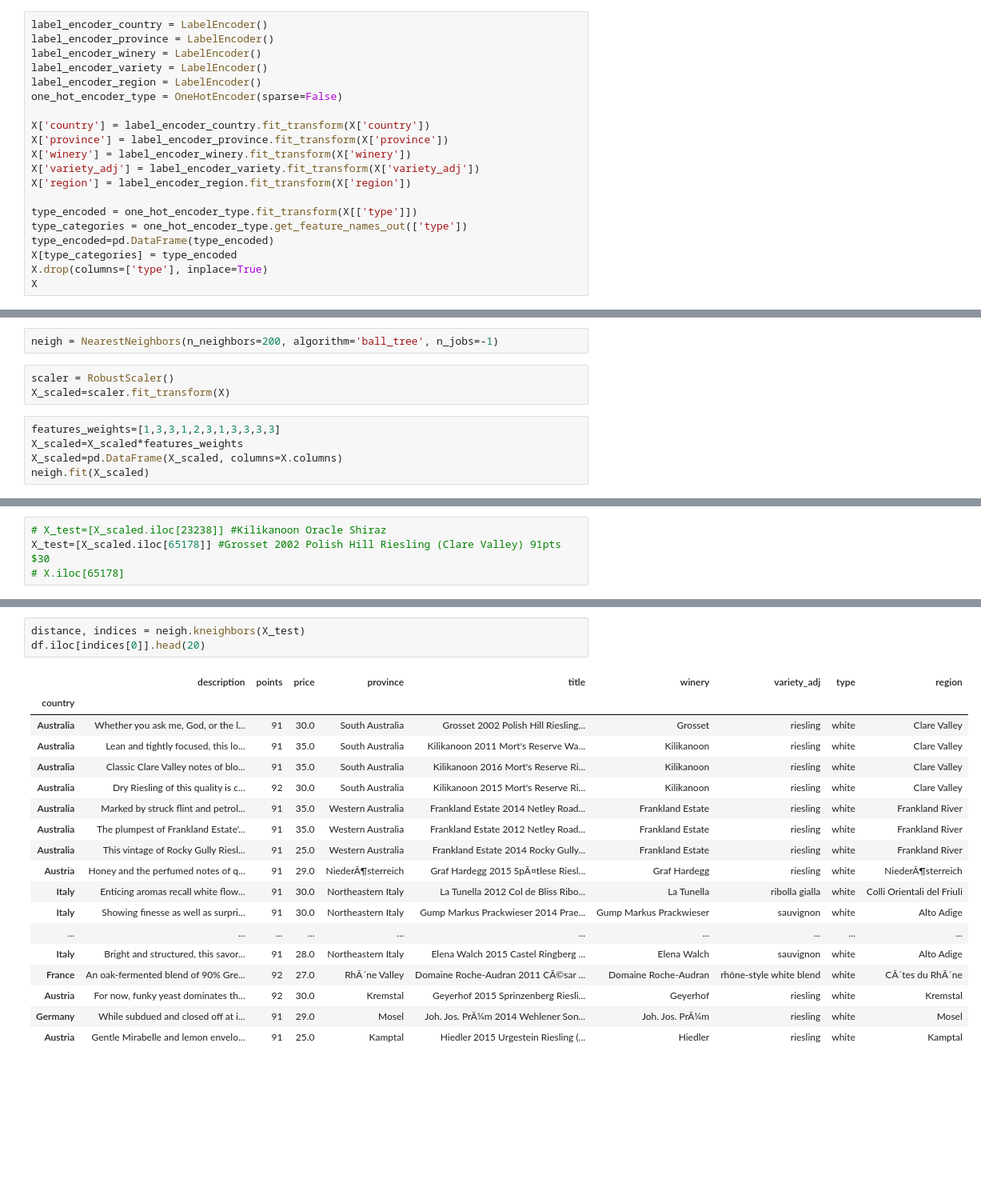
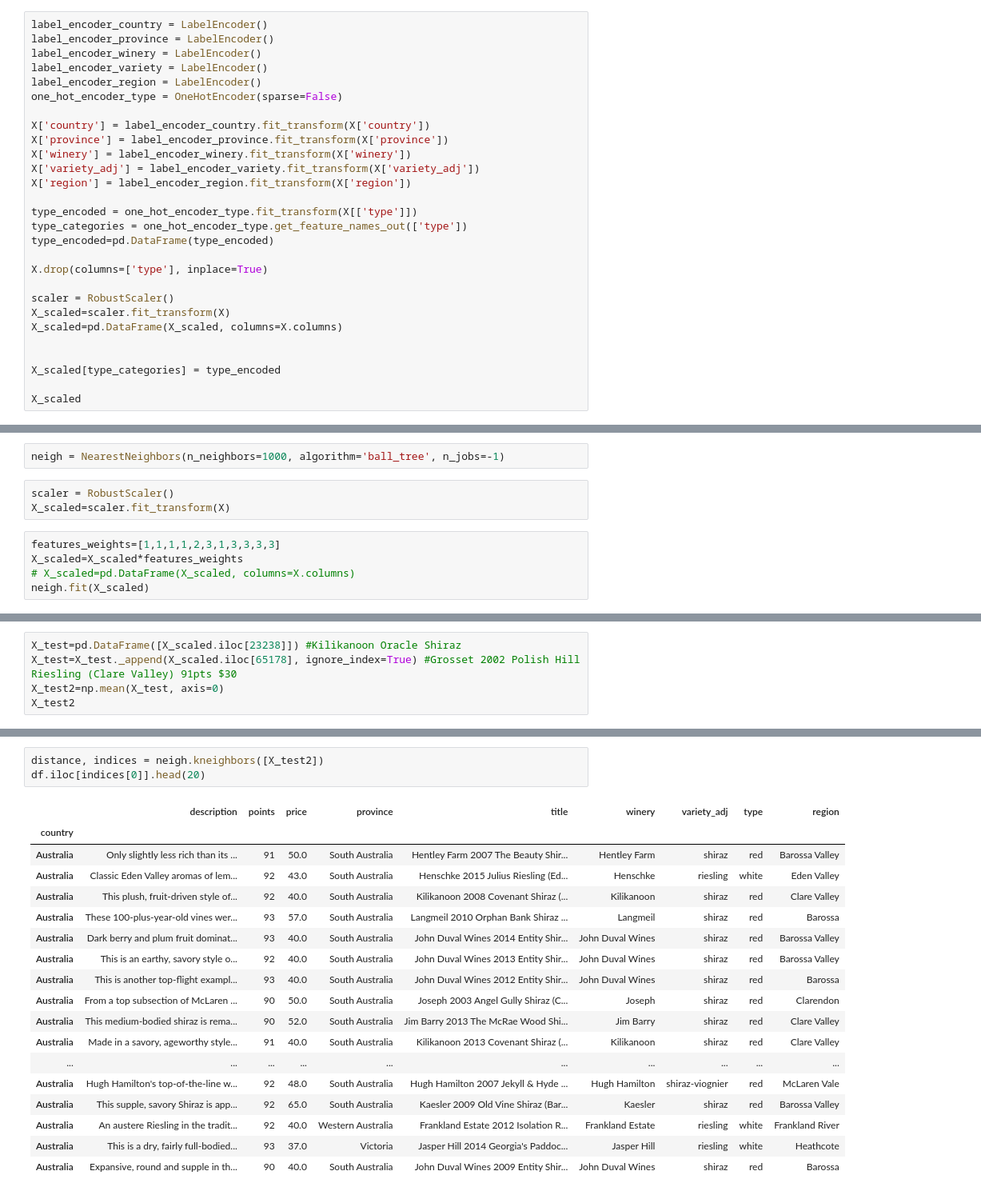
Before and after one commit to fmdalcin/WineGen_old, a Jupyter notebook: notebooks/model_training_NearestNeighbors.ipynb, the cells around one changed output, grey strips where cells are left out. Shown at 80% size. Saved outputs shown, nothing was run; the diff lists cells and outputs as text; blank space fills up the shorter version.

```diff
--- a/notebooks/model_training_NearestNeighbors.ipynb
+++ b/notebooks/model_training_NearestNeighbors.ipynb
@@ -55,8 +55,16 @@ X['region'] = label_encoder_region.fit_transform(X['region'])
 type_encoded = one_hot_encoder_type.fit_transform(X[['type']])
 type_categories = one_hot_encoder_type.get_feature_names_out(['type'])
 type_encoded=pd.DataFrame(type_encoded)
-X[type_categories] = type_encoded
+
 X.drop(columns=['type'], inplace=True)
-X
+
+scaler = RobustScaler()
+X_scaled=scaler.fit_transform(X)
+X_scaled=pd.DataFrame(X_scaled, columns=X.columns)
+
+
+X_scaled[type_categories] = type_encoded
+
+X_scaled
 # %% [output]
 |  | country | points | price | province | winery | variety_adj | region | type_red | type_rosé | ... |
@@ -74,12 +82,12 @@ X
 111534 rows × 11 columns
 # %%
-neigh = NearestNeighbors(n_neighbors=200, algorithm='ball_tree', n_jobs=-1)
+neigh = NearestNeighbors(n_neighbors=1000, algorithm='ball_tree', n_jobs=-1)
 # %%
 scaler = RobustScaler()
 X_scaled=scaler.fit_transform(X)
 # %%
-features_weights=[1,3,3,1,2,3,1,3,3,3,3]
+features_weights=[1,1,1,1,2,3,1,3,3,3,3]
 X_scaled=X_scaled*features_weights
-X_scaled=pd.DataFrame(X_scaled, columns=X.columns)
+# X_scaled=pd.DataFrame(X_scaled, columns=X.columns)
 neigh.fit(X_scaled)
 # %% [output]
@@ -98,4 +106,5 @@ df.iloc[X_test.index]
 # %%
-# X_test=[X_scaled.iloc[23238]] #Kilikanoon Oracle Shiraz
-X_test=[X_scaled.iloc[65178]] #Grosset 2002 Polish Hill Riesling (Clare Valley) 91pts $30
-# X.iloc[65178]
+X_test=pd.DataFrame([X_scaled.iloc[23238]]) #Kilikanoon Oracle Shiraz
+X_test=X_test._append(X_scaled.iloc[65178], ignore_index=True) #Grosset 2002 Polish Hill Riesling (Clare Valley) 91pts $30
+X_test2=np.mean(X_test, axis=0)
+X_test2
@@ -102,25 +124,25 @@ X_test=[X_scaled.iloc[65178]] #Grosset 2002 Polish Hill Riesling (Clare Valley)
 # %%
-distance, indices = neigh.kneighbors(X_test)
+distance, indices = neigh.kneighbors([X_test2])
 df.iloc[indices[0]].head(20)
 # %% [output]
 |  | description | points | price | province | title | winery | variety_adj | type | region |
 | country |  |  |  |  |  |  |  |  |  |
-| Australia | Whether you ask me, God, or the l... | 91 | 30.0 | South Australia | Grosset 2002 Polish Hill Riesling... | Grosset | riesling | white | Clare Valley |
-| Australia | Lean and tightly focused, this lo... | 91 | 35.0 | South Australia | Kilikanoon 2011 Mort's Reserve Wa... | Kilikanoon | riesling | white | Clare Valley |
-| Australia | Classic Clare Valley notes of blo... | 91 | 35.0 | South Australia | Kilikanoon 2016 Mort's Reserve Ri... | Kilikanoon | riesling | white | Clare Valley |
-| Australia | Dry Riesling of this quality is c... | 92 | 30.0 | South Australia | Kilikanoon 2015 Mort's Reserve Ri... | Kilikanoon | riesling | white | Clare Valley |
-| Australia | Marked by struck flint and petrol... | 91 | 35.0 | Western Australia | Frankland Estate 2014 Netley Road... | Frankland Estate | riesling | white | Frankland River |
-| Australia | The plumpest of Frankland Estate'... | 91 | 35.0 | Western Australia | Frankland Estate 2012 Netley Road... | Frankland Estate | riesling | white | Frankland River |
-| Australia | This vintage of Rocky Gully Riesl... | 91 | 25.0 | Western Australia | Frankland Estate 2014 Rocky Gully... | Frankland Estate | riesling | white | Frankland River |
-| Austria | Honey and the perfumed notes of q... | 91 | 29.0 | NiederÃ¶sterreich | Graf Hardegg 2015 SpÃ¤tlese Riesl... | Graf Hardegg | riesling | white | NiederÃ¶sterreich |
-| Italy | Enticing aromas recall white flow... | 91 | 30.0 | Northeastern Italy | La Tunella 2012 Col de Bliss Ribo... | La Tunella | ribolla gialla | white | Colli Orientali del Friuli |
-| Italy | Showing finesse as well as surpri... | 91 | 30.0 | Northeastern Italy | Gump Markus Prackwieser 2014 Prae... | Gump Markus Prackwieser | sauvignon | white | Alto Adige |
+| Australia | Only slightly less rich than its ... | 91 | 50.0 | South Australia | Hentley Farm 2007 The Beauty Shir... | Hentley Farm | shiraz | red | Barossa Valley |
+| Australia | Classic Eden Valley aromas of lem... | 92 | 43.0 | South Australia | Henschke 2015 Julius Riesling (Ed... | Henschke | riesling | white | Eden Valley |
+| Australia | This plush, fruit-driven style of... | 92 | 40.0 | South Australia | Kilikanoon 2008 Covenant Shiraz (... | Kilikanoon | shiraz | red | Clare Valley |
+| Australia | These 100-plus-year-old vines wer... | 93 | 57.0 | South Australia | Langmeil 2010 Orphan Bank Shiraz ... | Langmeil | shiraz | red | Barossa |
+| Australia | Dark berry and plum fruit dominat... | 93 | 40.0 | South Australia | John Duval Wines 2014 Entity Shir... | John Duval Wines | shiraz | red | Barossa Valley |
+| Australia | This is an earthy, savory style o... | 92 | 40.0 | South Australia | John Duval Wines 2013 Entity Shir... | John Duval Wines | shiraz | red | Barossa Valley |
+| Australia | This is another top-flight exampl... | 93 | 40.0 | South Australia | John Duval Wines 2012 Entity Shir... | John Duval Wines | shiraz | red | Barossa |
+| Australia | From a top subsection of McLaren ... | 90 | 50.0 | South Australia | Joseph 2003 Angel Gully Shiraz (C... | Joseph | shiraz | red | Clarendon |
+| Australia | This medium-bodied shiraz is rema... | 90 | 52.0 | South Australia | Jim Barry 2013 The McRae Wood Shi... | Jim Barry | shiraz | red | Clare Valley |
+| Australia | Made in a savory, ageworthy style... | 91 | 40.0 | South Australia | Kilikanoon 2013 Covenant Shiraz (... | Kilikanoon | shiraz | red | Clare Valley |
 | ... | ... | ... | ... | ... | ... | ... | ... | ... | ... |
-| Italy | Bright and structured, this savor... | 91 | 28.0 | Northeastern Italy | Elena Walch 2015 Castel Ringberg ... | Elena Walch | sauvignon | white | Alto Adige |
-| France | An oak-fermented blend of 90% Gre... | 92 | 27.0 | RhÃ´ne Valley | Domaine Roche-Audran 2011 CÃ©sar ... | Domaine Roche-Audran | rhône-style white blend | white | CÃ´tes du RhÃ´ne |
-| Austria | For now, funky yeast dominates th... | 92 | 30.0 | Kremstal | Geyerhof 2015 Sprinzenberg Riesli... | Geyerhof | riesling | white | Kremstal |
-| Germany | While subdued and closed off at i... | 91 | 29.0 | Mosel | Joh. Jos. PrÃ¼m 2014 Wehlener Son... | Joh. Jos. PrÃ¼m | riesling | white | Mosel |
-| Austria | Gentle Mirabelle and lemon envelo... | 91 | 25.0 | Kamptal | Hiedler 2015 Urgestein Riesling (... | Hiedler | riesling | white | Kamptal |
+| Australia | Hugh Hamilton's top-of-the-line w... | 92 | 48.0 | South Australia | Hugh Hamilton 2007 Jekyll & Hyde ... | Hugh Hamilton | shiraz-viognier | red | McLaren Vale |
+| Australia | This supple, savory Shiraz is app... | 92 | 65.0 | South Australia | Kaesler 2009 Old Vine Shiraz (Bar... | Kaesler | shiraz | red | Barossa Valley |
+| Australia | An austere Riesling in the tradit... | 92 | 40.0 | Western Australia | Frankland Estate 2012 Isolation R... | Frankland Estate | riesling | white | Frankland River |
+| Australia | This is a dry, fairly full-bodied... | 93 | 37.0 | Victoria | Jasper Hill 2014 Georgia's Paddoc... | Jasper Hill | riesling | white | Heathcote |
+| Australia | Expansive, round and supple in th... | 90 | 40.0 | South Australia | John Duval Wines 2009 Entity Shir... | John Duval Wines | shiraz | red | Barossa |
 # %%
 df.iloc[indices[0]]['type'].value_counts()
 # %% [output]
```
Also changed, not shown: parts of 7 cells of this notebook, 5 other files.
